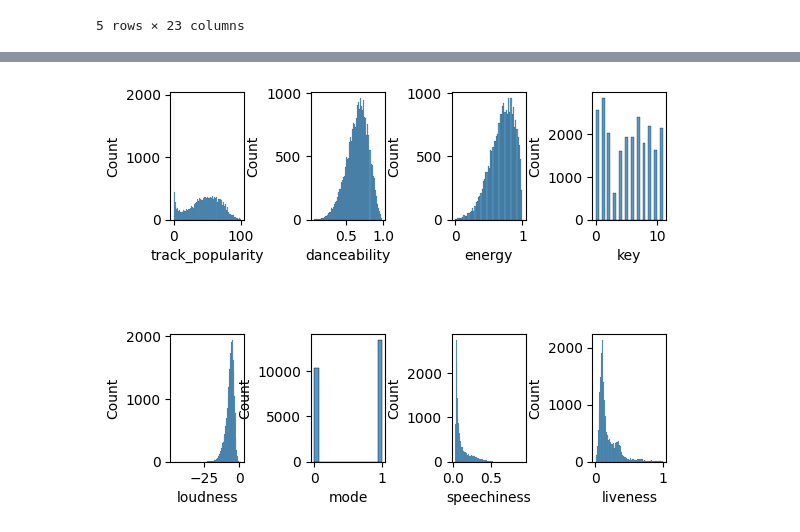
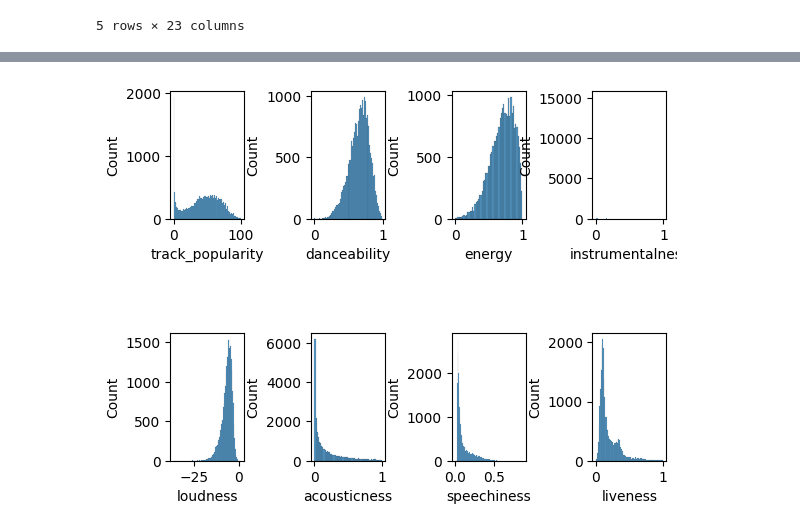
Before and after one commit to chrisizeh/ML-NN-Parameter-Search, a Jupyter notebook: src/Spotify.ipynb, the cells around one changed output, grey strips where cells are left out. Drawn from its saved outputs; the diff is of its cells as text; code cells hidden in the pictures.

```diff
--- a/src/Spotify.ipynb
+++ b/src/Spotify.ipynb
@@ -109,25 +135,25 @@ dtype: bool
 # %%
 X_train["track_popularity"].max()
 fig = plt.figure()
 fig.subplots_adjust(hspace=0.9, wspace=0.9)
 ax = fig.add_subplot(2, 4, 1)
 sns.histplot(X_train["track_popularity"], bins = 100, ax=ax)
 ax = fig.add_subplot(2, 4, 2)
 sns.histplot(X_train["danceability"], ax=ax)
 ax = fig.add_subplot(2, 4, 3)
 sns.histplot(X_train["energy"],ax=ax)
 ax = fig.add_subplot(2, 4, 4)
-sns.histplot(X_train["key"],ax=ax)
+sns.histplot(X_train["instrumentalness"],ax=ax)
 ax = fig.add_subplot(2, 4, 5)
 sns.histplot(X_train["loudness"], bins = 100,ax=ax)
 ax = fig.add_subplot(2, 4, 6)
-sns.histplot(X_train["mode"], ax=ax)
+sns.histplot(X_train["acousticness"], ax=ax)
 ax = fig.add_subplot(2, 4, 7)
 sns.histplot(X_train["speechiness"],ax=ax)
 ax = fig.add_subplot(2, 4, 8)
 sns.histplot(X_train["liveness"],ax=ax)
 plt.show()
 # %% [output]
-[figure, old version]
+[figure, new version]
 # %%
 # TODO: log transform the not even distributed variables??
```
Also changed, not shown: parts of 17 cells of this notebook, 1 other file.
